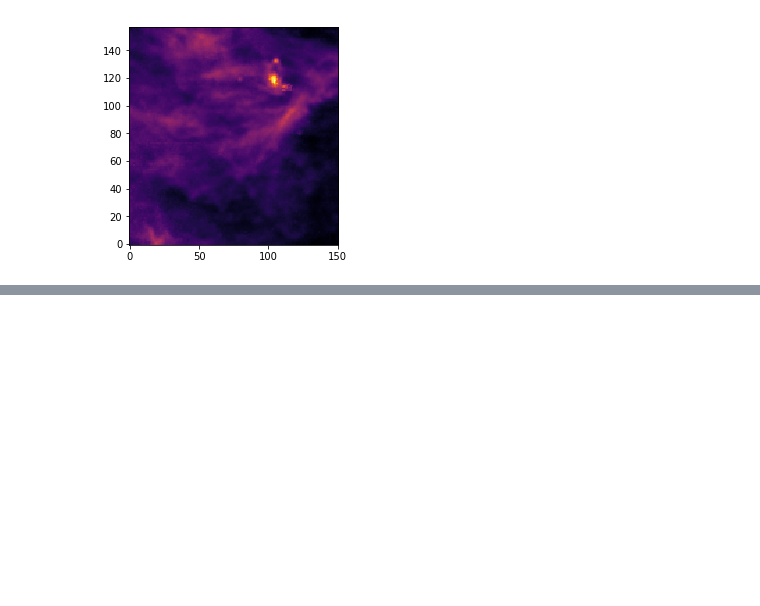
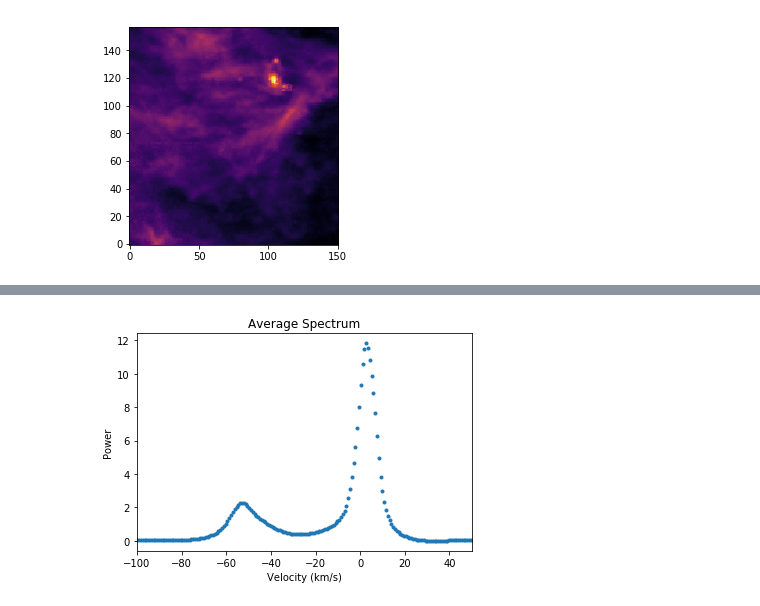
Before and after one commit to lukavujeva/ast425, a Jupyter notebook: AST425 Introduction Assignment.ipynb, the cells around one changed output, grey strips where cells are left out. Saved outputs shown, nothing was run; the diff lists cells and outputs as text; code cells hidden in the pictures; blank space fills up the shorter version.

```diff
--- a/AST425 Introduction Assignment.ipynb
+++ b/AST425 Introduction Assignment.ipynb
@@ -88,0 +93,14 @@ ValueError: operands could not be broadcast together with shapes (621,157,151) (
+# %%
+#Same Process but velocity was divided into 2 ranges
+
+#the velocities were plotted over the mean of the spectrum to find where the minimum is between the two main peaks
+mean_spec = np.mean(cube, (1,2))
+
+plt.plot(v, mean_spec, linestyle = "none", marker = '.')
+plt.title("Average Spectrum")
+plt.xlim(-100, 50)
+plt.xlabel("Velocity (km/s)")
+plt.ylabel("Power")
+plt.show()
+# %% [output]
+[figure, added]
```
Also changed, not shown: parts of 11 cells of this notebook.
